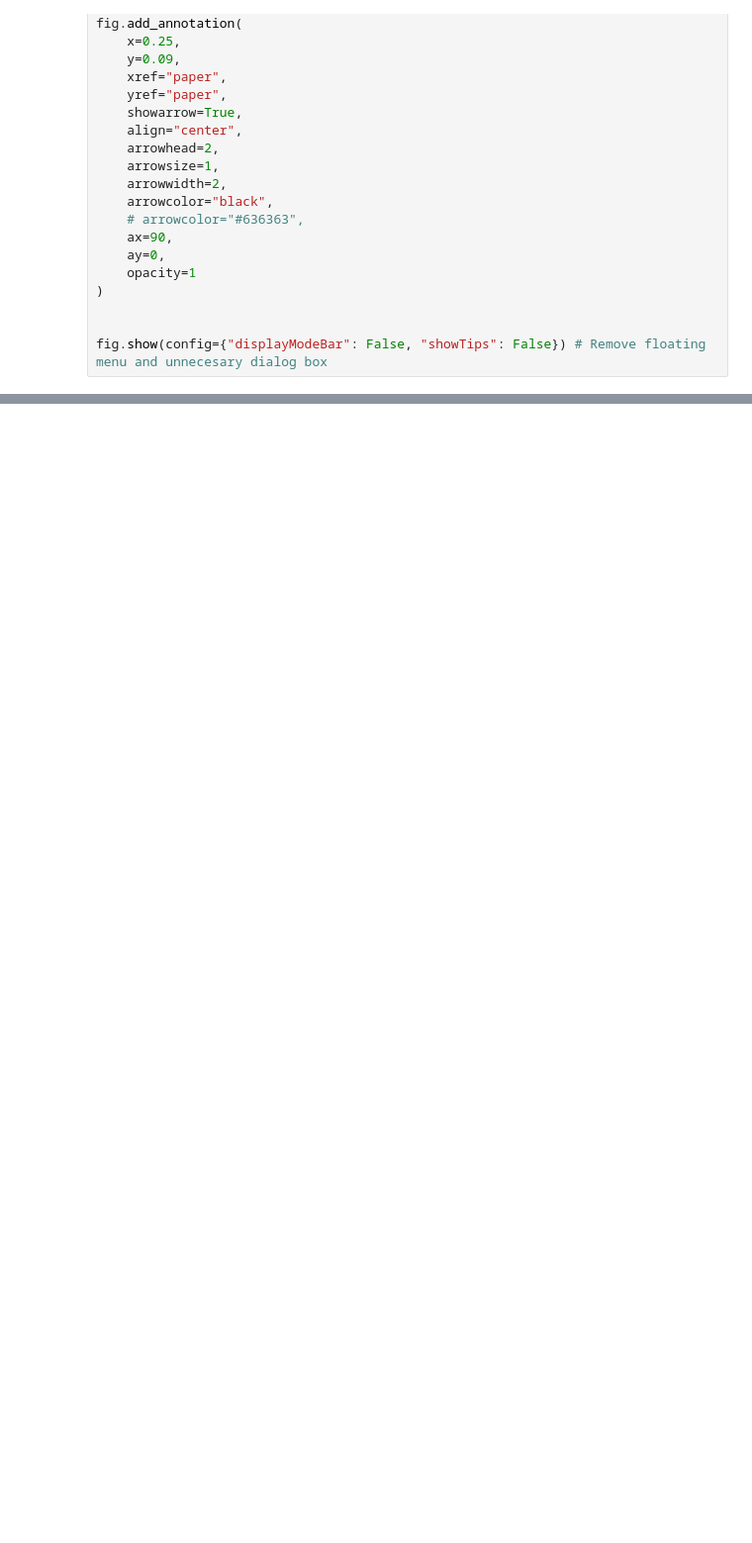
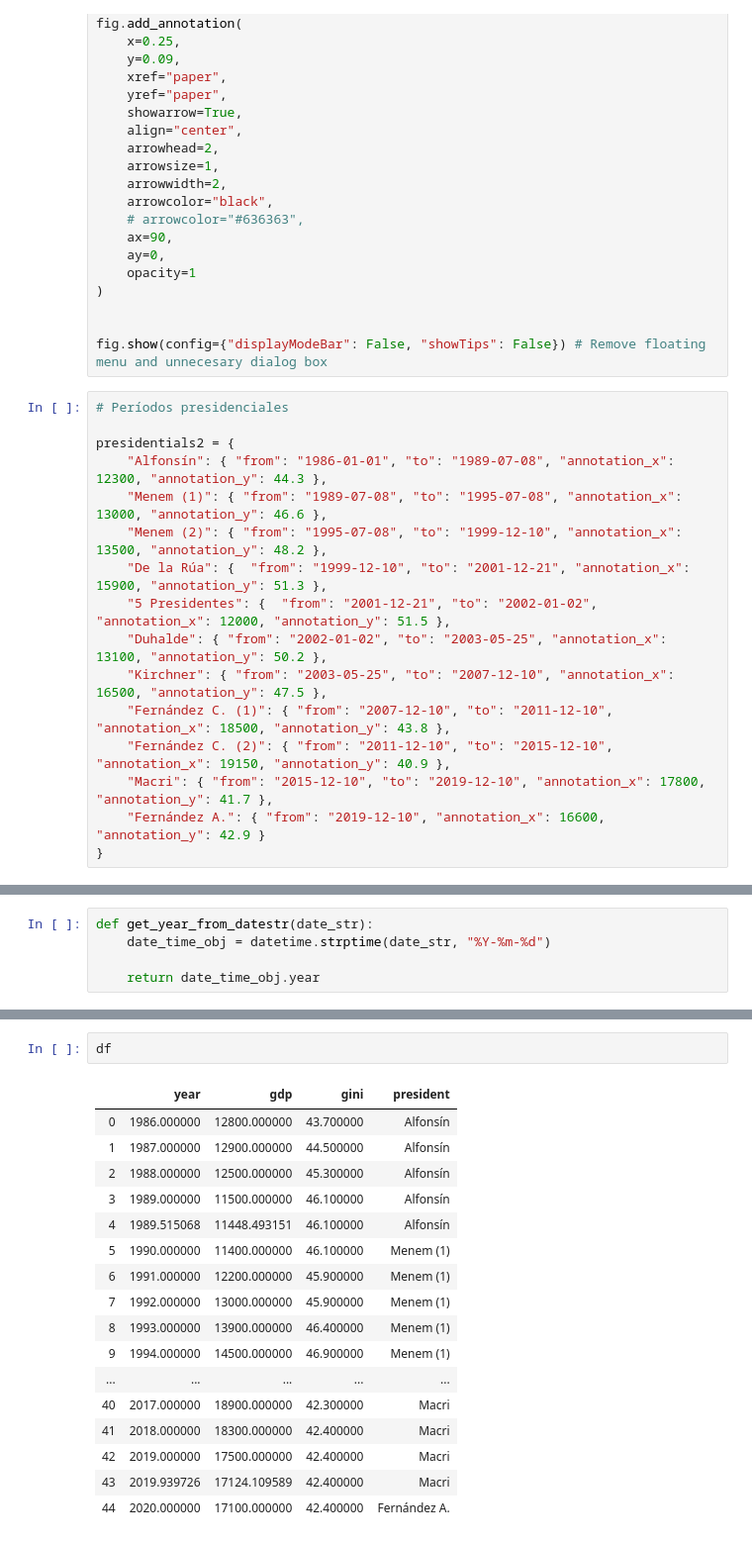
Before and after one commit to emibap/dataviz, a Jupyter notebook: argentina/gapminder.ipynb, the cells around one changed output, grey strips where cells are left out. Shown at 99% size. Cells and saved outputs as stored; diff of their text form; blank space fills up the shorter version.

Commit message:
Make presidential periods based on real dates

```diff
--- a/argentina/gapminder.ipynb
+++ b/argentina/gapminder.ipynb
@@ -458,3 +480,19 @@ fig.add_annotation(
 
 
 fig.show(config={"displayModeBar": False, "showTips": False}) # Remove floating menu and unnecesary dialog box
+# %%
+# Períodos presidenciales
+
+presidentials2 = {
+    "Alfonsín": { "from": "1986-01-01", "to": "1989-07-08", "annotation_x": 12300, "annotation_y": 44.3 },
+    "Menem (1)": { "from": "1989-07-08", "to": "1995-07-08", "annotation_x": 13000, "annotation_y": 46.6 },
+    "Menem (2)": { "from": "1995-07-08", "to": "1999-12-10", "annotation_x": 13500, "annotation_y": 48.2 },
+    "De la Rúa": {  "from": "1999-12-10", "to": "2001-12-21", "annotation_x": 15900, "annotation_y": 51.3 },
+    "5 Presidentes": {  "from": "2001-12-21", "to": "2002-01-02", "annotation_x": 12000, "annotation_y": 51.5 },
+    "Duhalde": { "from": "2002-01-02", "to": "2003-05-25", "annotation_x": 13100, "annotation_y": 50.2 },
+    "Kirchner": { "from": "2003-05-25", "to": "2007-12-10", "annotation_x": 16500, "annotation_y": 47.5 },
+    "Fernández C. (1)": { "from": "2007-12-10", "to": "2011-12-10", "annotation_x": 18500, "annotation_y": 43.8 },
+    "Fernández C. (2)": { "from": "2011-12-10", "to": "2015-12-10", "annotation_x": 19150, "annotation_y": 40.9 },
+    "Macri": { "from": "2015-12-10", "to": "2019-12-10", "annotation_x": 17800, "annotation_y": 41.7 },
+    "Fernández A.": { "from": "2019-12-10", "annotation_x": 16600, "annotation_y": 42.9 }
+}
@@ -460,0 +538,5 @@ fig.show(config={"displayModeBar": False, "showTips": False}) # Remove floating
+# %%
+def get_year_from_datestr(date_str):
+    date_time_obj = datetime.strptime(date_str, "%Y-%m-%d")
+
+    return date_time_obj.year
@@ -460,0 +606,20 @@ fig.show(config={"displayModeBar": False, "showTips": False}) # Remove floating
+# %%
+df
+# %% [output]
+|  | year | gdp | gini | president |
+| 0 | 1986.000000 | 12800.000000 | 43.700000 | Alfonsín |
+| 1 | 1987.000000 | 12900.000000 | 44.500000 | Alfonsín |
+| 2 | 1988.000000 | 12500.000000 | 45.300000 | Alfonsín |
+| 3 | 1989.000000 | 11500.000000 | 46.100000 | Alfonsín |
+| 4 | 1989.515068 | 11448.493151 | 46.100000 | Alfonsín |
+| 5 | 1990.000000 | 11400.000000 | 46.100000 | Menem (1) |
+| 6 | 1991.000000 | 12200.000000 | 45.900000 | Menem (1) |
+| 7 | 1992.000000 | 13000.000000 | 45.900000 | Menem (1) |
+| 8 | 1993.000000 | 13900.000000 | 46.400000 | Menem (1) |
+| 9 | 1994.000000 | 14500.000000 | 46.900000 | Menem (1) |
+| ... | ... | ... | ... | ... |
+| 40 | 2017.000000 | 18900.000000 | 42.300000 | Macri |
+| 41 | 2018.000000 | 18300.000000 | 42.400000 | Macri |
+| 42 | 2019.000000 | 17500.000000 | 42.400000 | Macri |
+| 43 | 2019.939726 | 17124.109589 | 42.400000 | Macri |
+| 44 | 2020.000000 | 17100.000000 | 42.400000 | Fernández A. |
```
Also changed, not shown: parts of 7 cells of this notebook.
